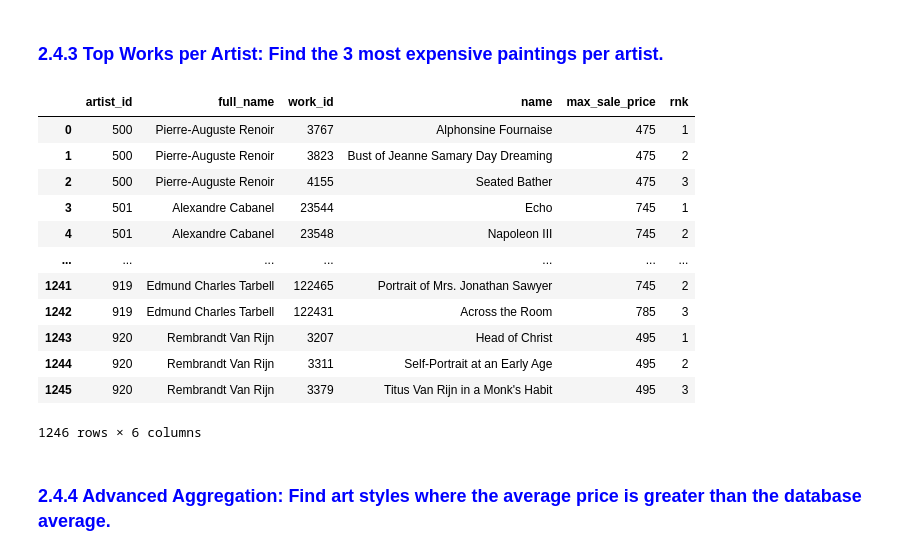
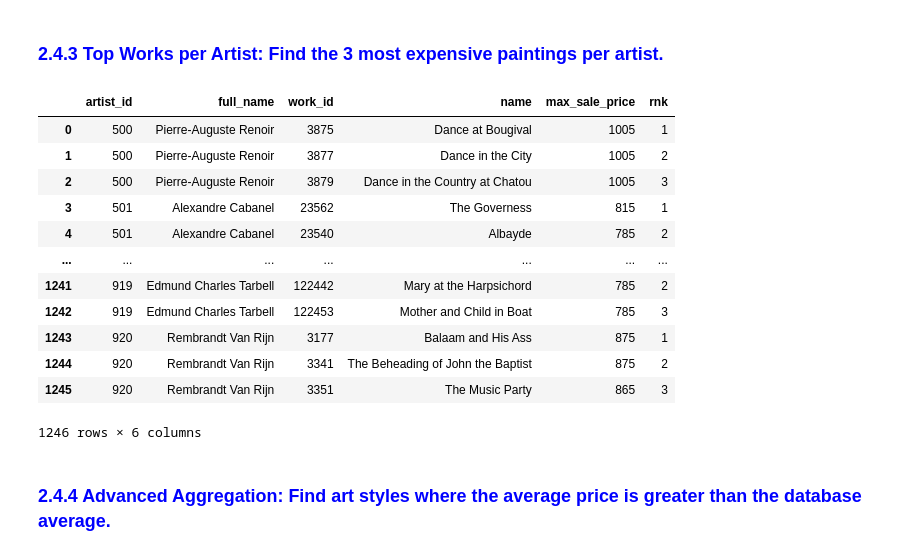
Before and after one commit to mcadriaans/eda_sql_analysis, a Jupyter notebook: eda_sql_famous_paintings/famous_paintings_sql.ipynb, the cells around one changed output. Drawn from its saved outputs; the diff is of its cells as text; code cells hidden in the pictures.

```diff
--- a/eda_sql_famous_paintings/famous_paintings_sql .ipynb
+++ b/eda_sql_famous_paintings/famous_paintings_sql.ipynb
@@ -1126,45 +1126,45 @@ WITH work_prices AS (
 -- Get max sale price for each painting
   SELECT
     a.artist_id,
     a.full_name,
     w.work_id,
     w.name,
     MAX(ps.sale_price) AS max_sale_price
   FROM artist AS a
   INNER JOIN work AS w
     ON a.artist_id = w.artist_id
   INNER join product_size AS ps
     ON w.work_id = ps.work_id
   GROUP BY 1, 2, 3, 4
 ),
 rank_paintings AS (
   SELECT
     *,
     ROW_NUMBER()OVER(
       PARTITION BY artist_id
-      ORDER BY max_sale_price
+      ORDER BY max_sale_price DESC
     ) AS rnk
   FROM work_prices
 )
 SELECT *
 FROM rank_paintings
 WHERE rnk <= 3
 
 """
 pd.read_sql(query, engine)
 # %% [output]
 |  | artist_id | full_name | work_id | name | max_sale_price | rnk |
-| 0 | 500 | Pierre-Auguste Renoir | 3767 | Alphonsine Fournaise | 475 | 1 |
-| 1 | 500 | Pierre-Auguste Renoir | 3823 | Bust of Jeanne Samary Day Dreaming | 475 | 2 |
-| 2 | 500 | Pierre-Auguste Renoir | 4155 | Seated Bather | 475 | 3 |
-| 3 | 501 | Alexandre Cabanel | 23544 | Echo | 745 | 1 |
-| 4 | 501 | Alexandre Cabanel | 23548 | Napoleon III | 745 | 2 |
+| 0 | 500 | Pierre-Auguste Renoir | 3875 | Dance at Bougival | 1005 | 1 |
+| 1 | 500 | Pierre-Auguste Renoir | 3877 | Dance in the City | 1005 | 2 |
+| 2 | 500 | Pierre-Auguste Renoir | 3879 | Dance in the Country at Chatou | 1005 | 3 |
+| 3 | 501 | Alexandre Cabanel | 23562 | The Governess | 815 | 1 |
+| 4 | 501 | Alexandre Cabanel | 23540 | Albayde | 785 | 2 |
 | ... | ... | ... | ... | ... | ... | ... |
-| 1241 | 919 | Edmund Charles Tarbell | 122465 | Portrait of Mrs. Jonathan Sawyer | 745 | 2 |
-| 1242 | 919 | Edmund Charles Tarbell | 122431 | Across the Room | 785 | 3 |
-| 1243 | 920 | Rembrandt Van Rijn | 3207 | Head of Christ | 495 | 1 |
-| 1244 | 920 | Rembrandt Van Rijn | 3311 | Self-Portrait at an Early Age | 495 | 2 |
-| 1245 | 920 | Rembrandt Van Rijn | 3379 | Titus Van Rijn in a Monk's Habit | 495 | 3 |
+| 1241 | 919 | Edmund Charles Tarbell | 122442 | Mary at the Harpsichord | 785 | 2 |
+| 1242 | 919 | Edmund Charles Tarbell | 122453 | Mother and Child in Boat | 785 | 3 |
+| 1243 | 920 | Rembrandt Van Rijn | 3177 | Balaam and His Ass | 875 | 1 |
+| 1244 | 920 | Rembrandt Van Rijn | 3341 | The Beheading of John the Baptist | 875 | 2 |
+| 1245 | 920 | Rembrandt Van Rijn | 3351 | The Music Party | 865 | 3 |
 1246 rows × 6 columns
 # %% [markdown]
 ### <font color=blue>2.4.4 Advanced Aggregation: Find art styles where the average price is greater than the database average.
```
Also changed, not shown: 1 other file.
